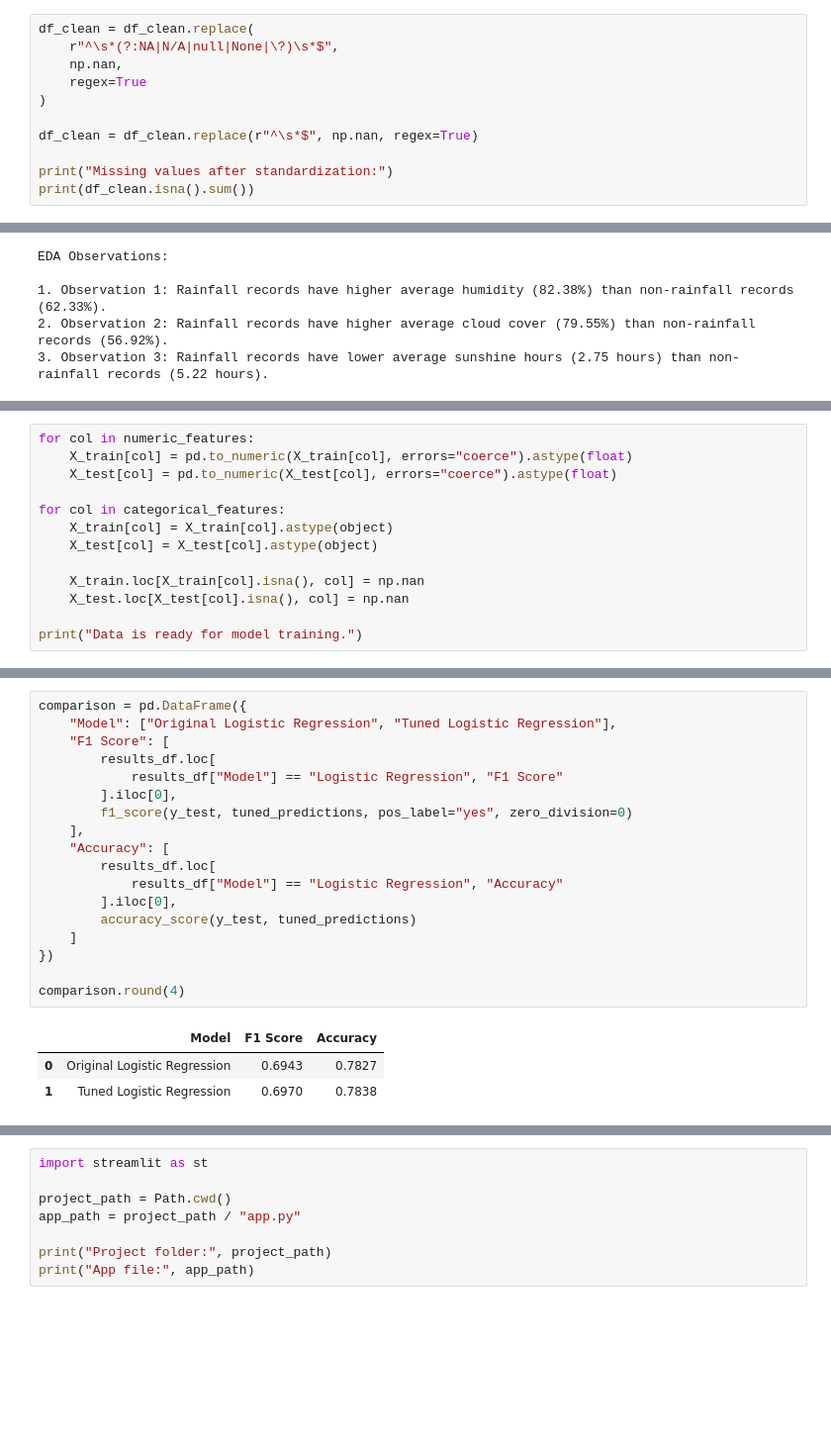
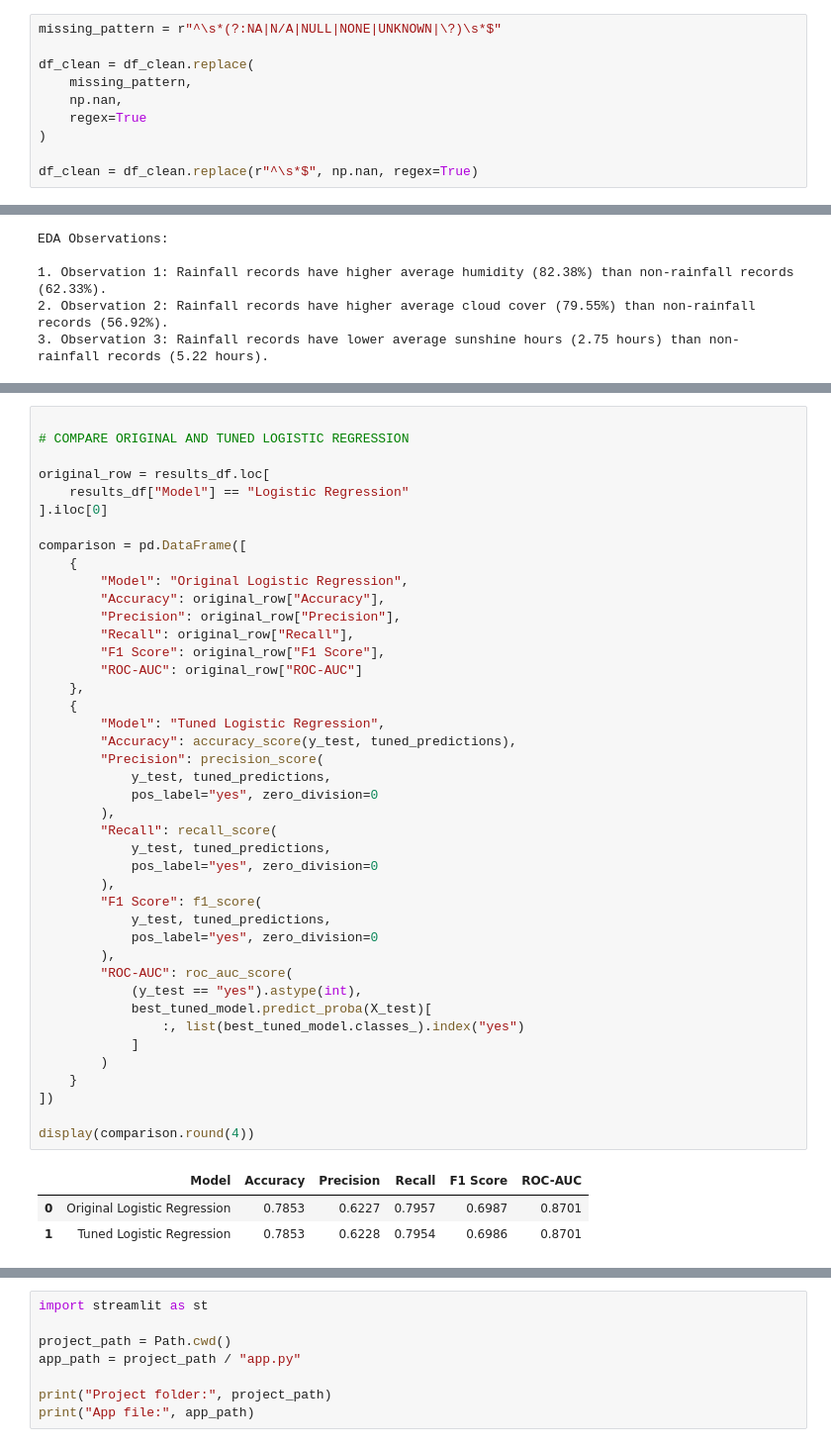
Before and after one commit to Anamika-Raj-Patel04052003/Rainfall-Prediction, a Jupyter notebook: Rainfall.ipynb, the cells around one changed output, grey strips where cells are left out. Shown at 99% size. Drawn from its saved outputs; the diff is of its cells as text; blank space fills up the shorter version.

```diff
--- a/Rainfall.ipynb
+++ b/Rainfall.ipynb
@@ -231,13 +235,12 @@ plt.show()
 # %%
 df_clean = df.copy()
 # %%
+missing_pattern = r"^\s*(?:NA|N/A|NULL|NONE|UNKNOWN|\?)\s*$"
+
 df_clean = df_clean.replace(
-    r"^\s*(?:NA|N/A|null|None|\?)\s*$",
+    missing_pattern,
     np.nan,
     regex=True
 )
 
 df_clean = df_clean.replace(r"^\s*$", np.nan, regex=True)
-
-print("Missing values after standardization:")
-print(df_clean.isna().sum())
@@ -684,13 +752,0 @@ Models ready: ['Logistic Regression', 'Random Forest', 'Extra Trees']
-# %%
-for col in numeric_features:
-    X_train[col] = pd.to_numeric(X_train[col], errors="coerce").astype(float)
-    X_test[col] = pd.to_numeric(X_test[col], errors="coerce").astype(float)
-
-for col in categorical_features:
-    X_train[col] = X_train[col].astype(object)
-    X_test[col] = X_test[col].astype(object)
-
-    X_train.loc[X_train[col].isna(), col] = np.nan
-    X_test.loc[X_test[col].isna(), col] = np.nan
-
-print("Data is ready for model training.")
@@ -872,25 +1136,49 @@ weighted avg       0.81      0.78      0.79      9768
 # %%
-comparison = pd.DataFrame({
-    "Model": ["Original Logistic Regression", "Tuned Logistic Regression"],
-    "F1 Score": [
-        results_df.loc[
-            results_df["Model"] == "Logistic Regression", "F1 Score"
-        ].iloc[0],
-        f1_score(y_test, tuned_predictions, pos_label="yes", zero_division=0)
-    ],
-    "Accuracy": [
-        results_df.loc[
-            results_df["Model"] == "Logistic Regression", "Accuracy"
-        ].iloc[0],
-        accuracy_score(y_test, tuned_predictions)
-    ]
-})
 
-comparison.round(4)
+# COMPARE ORIGINAL AND TUNED LOGISTIC REGRESSION
+
+original_row = results_df.loc[
+    results_df["Model"] == "Logistic Regression"
+].iloc[0]
+
+comparison = pd.DataFrame([
+    {
+        "Model": "Original Logistic Regression",
+        "Accuracy": original_row["Accuracy"],
+        "Precision": original_row["Precision"],
+        "Recall": original_row["Recall"],
+        "F1 Score": original_row["F1 Score"],
+        "ROC-AUC": original_row["ROC-AUC"]
+    },
+    {
+        "Model": "Tuned Logistic Regression",
+        "Accuracy": accuracy_score(y_test, tuned_predictions),
+        "Precision": precision_score(
+            y_test, tuned_predictions,
+            pos_label="yes", zero_division=0
+        ),
+        "Recall": recall_score(
+            y_test, tuned_predictions,
+            pos_label="yes", zero_division=0
+        ),
+        "F1 Score": f1_score(
+            y_test, tuned_predictions,
+            pos_label="yes", zero_division=0
+        ),
+        "ROC-AUC": roc_auc_score(
+            (y_test == "yes").astype(int),
+            best_tuned_model.predict_proba(X_test)[
+                :, list(best_tuned_model.classes_).index("yes")
+            ]
+        )
+    }
+])
+
+display(comparison.round(4))
 # %% [output]
-|  | Model | F1 Score | Accuracy |
-| 0 | Original Logistic Regression | 0.6943 | 0.7827 |
-| 1 | Tuned Logistic Regression | 0.6970 | 0.7838 |
+|  | Model | Accuracy | Precision | Recall | F1 Score | ROC-AUC |
+| 0 | Original Logistic Regression | 0.7853 | 0.6227 | 0.7957 | 0.6987 | 0.8701 |
+| 1 | Tuned Logistic Regression | 0.7853 | 0.6228 | 0.7954 | 0.6986 | 0.8701 |
 # %%
 model_path = Path("models")
 model_path.mkdir(parents=True, exist_ok=True)
```
Also changed, not shown: parts of 31 cells of this notebook, 4 other files.
